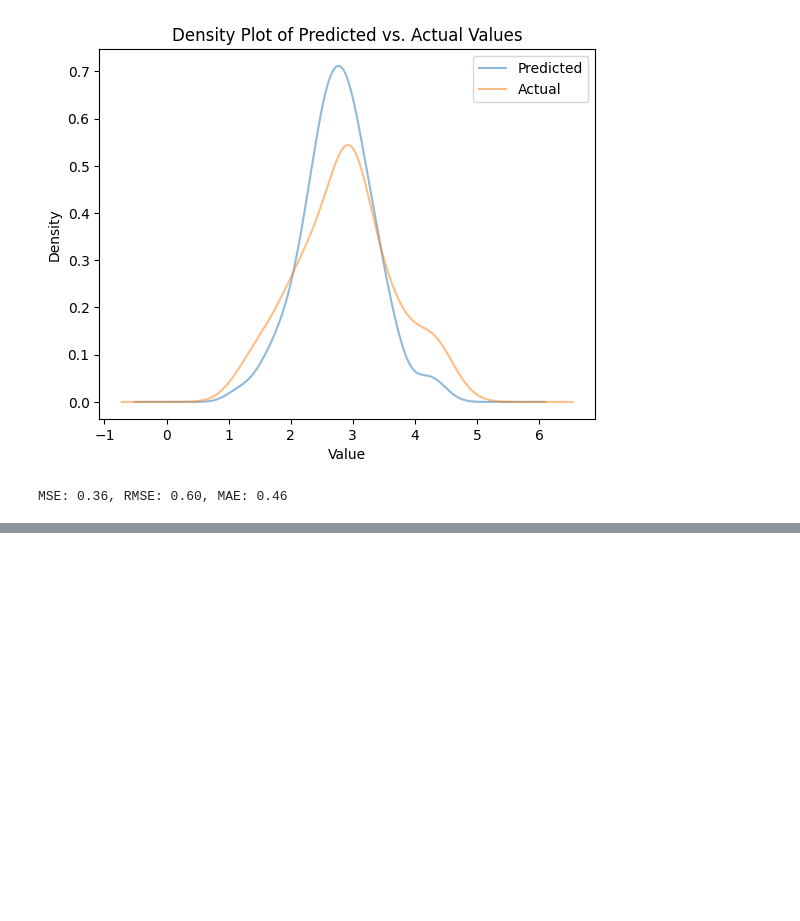
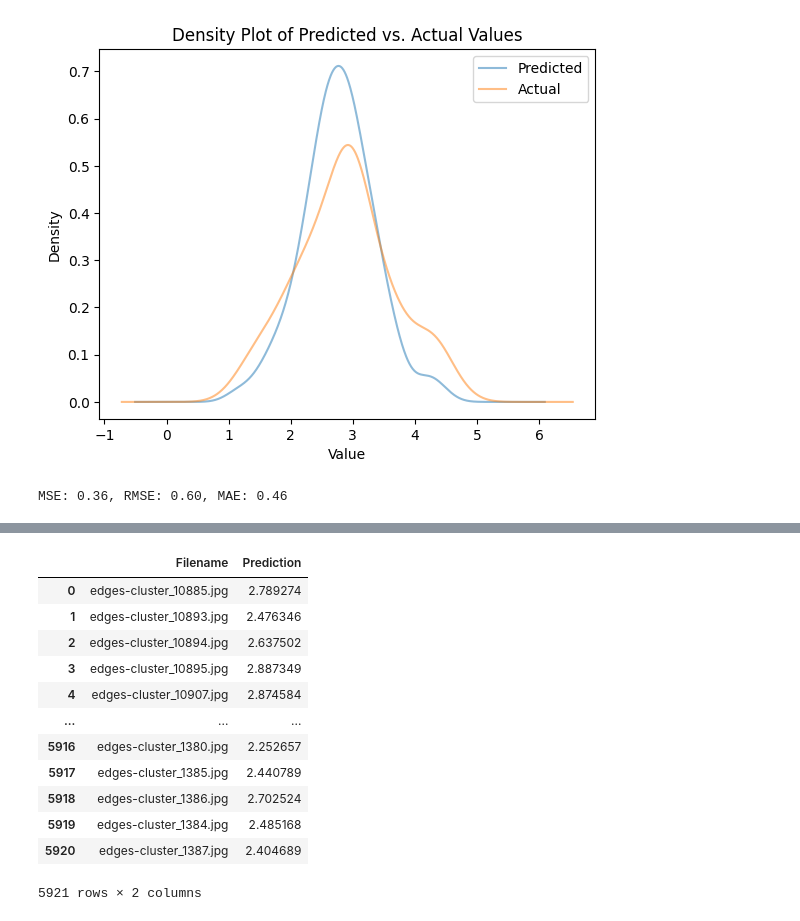
Before and after one commit to Studymon/BikeWayFinder, a Jupyter notebook: notebooks/survey_model_quality.ipynb, the cells around one changed output, grey strips where cells are left out. Cells and saved outputs as stored; diff of their text form; code cells hidden in the pictures; blank space fills up the shorter version.

```diff
--- a/notebooks/survey_model_quality.ipynb
+++ b/notebooks/survey_model_quality.ipynb
@@ -482,0 +526,20 @@ MSE: 0.36, RMSE: 0.60, MAE: 0.46
+# %%
+results = pd.DataFrame({
+    'Filename': filenames,
+    'Prediction': [pred[0] for pred in predictions]
+})
+results
+# %% [output]
+|  | Filename | Prediction |
+| 0 | edges-cluster_10885.jpg | 2.789274 |
+| 1 | edges-cluster_10893.jpg | 2.476346 |
+| 2 | edges-cluster_10894.jpg | 2.637502 |
+| 3 | edges-cluster_10895.jpg | 2.887349 |
+| 4 | edges-cluster_10907.jpg | 2.874584 |
+| ... | ... | ... |
+| 5916 | edges-cluster_1380.jpg | 2.252657 |
+| 5917 | edges-cluster_1385.jpg | 2.440789 |
+| 5918 | edges-cluster_1386.jpg | 2.702524 |
+| 5919 | edges-cluster_1384.jpg | 2.485168 |
+| 5920 | edges-cluster_1387.jpg | 2.404689 |
+5921 rows × 2 columns
```
Also changed, not shown: parts of 21 cells of this notebook.
